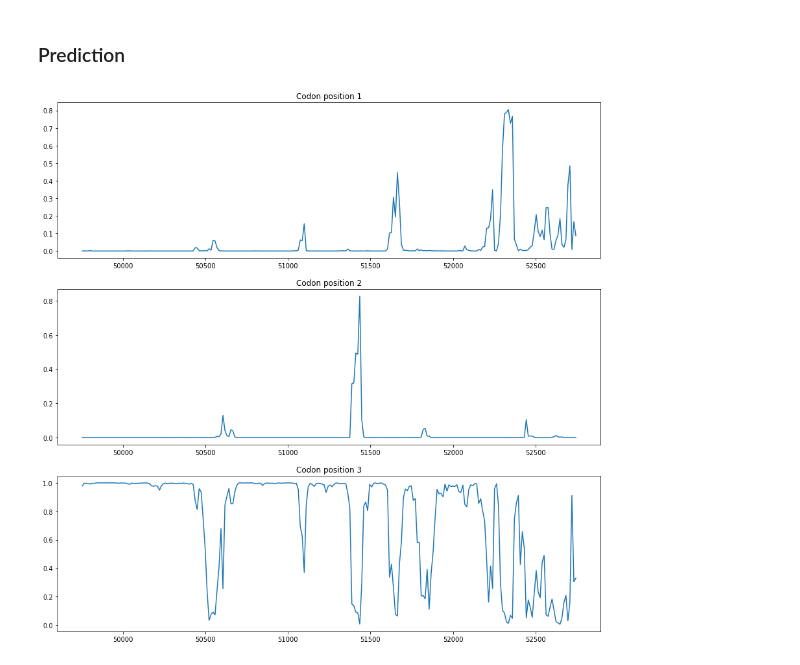
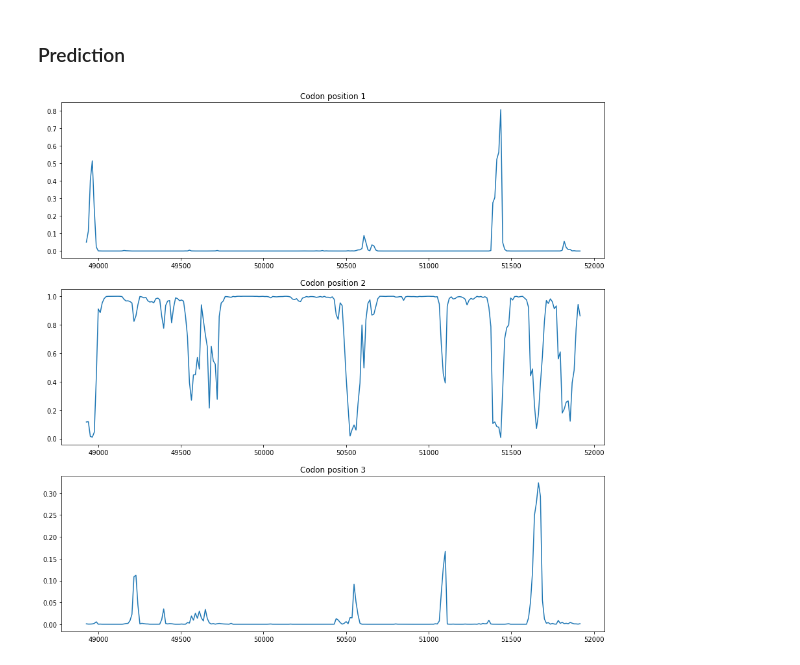
Before and after one commit to tutugarin/hse22_hw3, a Jupyter notebook: src/sem_hsebio_hw3.ipynb, the cells around one changed output. Cells and saved outputs as stored; diff of their text form; code cells hidden in the pictures.

```diff
--- a/src/sem_hsebio_hw3.ipynb
+++ b/src/sem_hsebio_hw3.ipynb
@@ -268,29 +268,29 @@ def get_cod_probs(seq, t1, t2):
 # %%
 def plot_graph(data, start, end, step):
   fig, (ax1, ax2, ax3) = plt.subplots(3, 1, figsize=(15, 15))
 
   x = range(start, end, step)
 
   ax1.plot(x, data[:, 0])
   ax2.plot(x, data[:, 1])
   ax3.plot(x, data[:, 2])
 
   ax1.set_title('Codon position 1')
   ax2.set_title('Codon position 2')
   ax3.set_title('Codon position 3')
 
   plt.plot()
 
 
-start = 49755
+start = 48928
 end = start + 3000
 step = 12
 window = 96
 pos_probs = []
 for i in range(start, end, step):
   pos_probs.append(get_cod_probs(seq[i: i + window], t1, t2))
 pos_probs = np.array(pos_probs)
 
 plot_graph(pos_probs, start, end, step)
 # %% [output]
-[figure, old version]
+[figure, new version]
```
Also changed, not shown: parts of 2 cells of this notebook, 2 other files.
